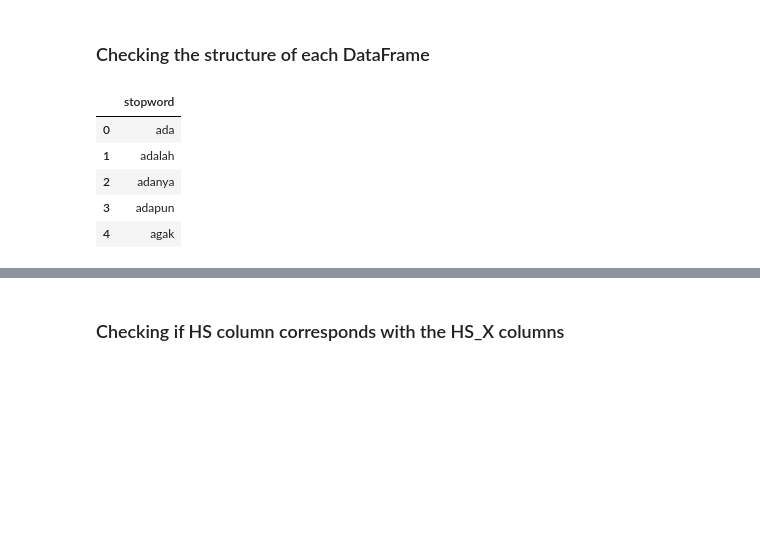
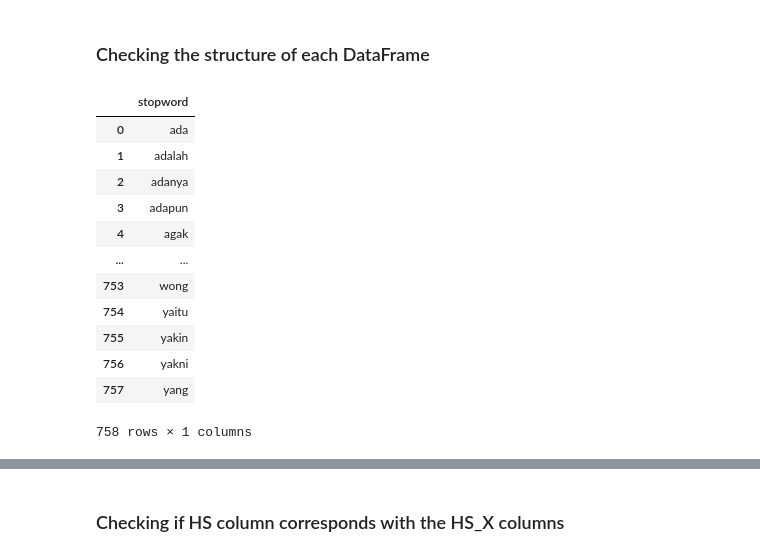
Before and after one commit to HighkalW/CapstoneProject, a Jupyter notebook: Toxicity_Classifier.ipynb, the cells around one changed output, grey strips where cells are left out. Cells and saved outputs as stored; diff of their text form; code cells hidden in the pictures; blank space fills up the shorter version.

```diff
--- a/Toxicity_Classifier.ipynb
+++ b/Toxicity_Classifier.ipynb
@@ -50,12 +50,19 @@ df_abusive_sentences = pd.read_csv(abusive_sentences_path, encoding='latin-1')
 # %% [markdown]
 ### Checking the structure of each DataFrame
 # %%
-df_stopwords.head()
+df_stopwords
 # %% [output]
 |  | stopword |
 | 0 | ada |
 | 1 | adalah |
 | 2 | adanya |
 | 3 | adapun |
 | 4 | agak |
+| ... | ... |
+| 753 | wong |
+| 754 | yaitu |
+| 755 | yakin |
+| 756 | yakni |
+| 757 | yang |
+758 rows × 1 columns
 # %%
```
Also changed, not shown: parts of 25 cells of this notebook.
